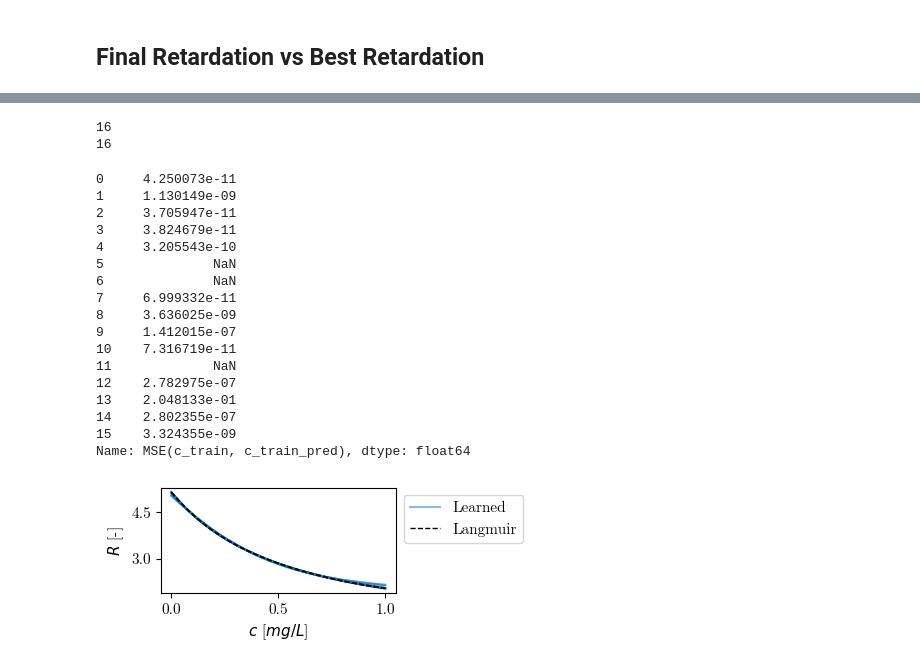
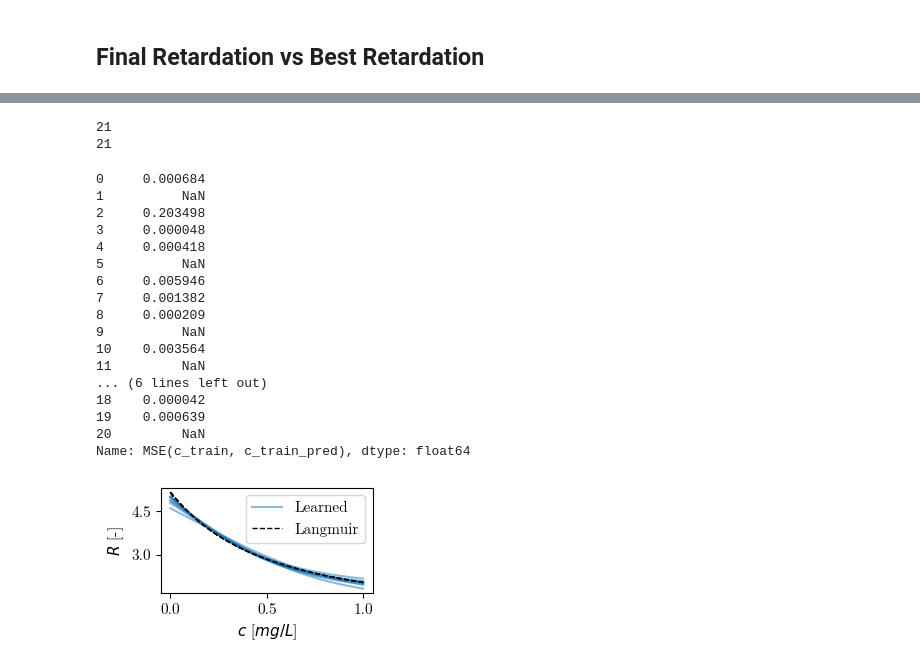
Before and after one commit to RiccardoFrenner/finn-nnpie, a Jupyter notebook: src/analyze_multiple_finn_dirs.ipynb, the cells around one changed output, grey strips where cells are left out. Cells and saved outputs as stored; diff of their text form; code cells hidden in the pictures.

```diff
--- a/src/analyze_multiple_finn_dirs.ipynb
+++ b/src/analyze_multiple_finn_dirs.ipynb
@@ -9,9 +9,9 @@ import matplotlib.pyplot as plt
 
 import common
 # %%
-root_dir = Path("../data_out/langmuir/finn_different_seeds")
+# root_dir = Path("../data_out/langmuir/finn_different_seeds")
 # root_dir = Path("../data_out/langmuir/finn_different_loss_patterns")
-# root_dir = Path("../data_out/langmuir/finn_c_plus_better_noise")
+root_dir = Path("../data_out/langmuir/finn_c_plus_better_noise")
 # %%
 records = []
 
@@ -184,58 +185,58 @@ filtered_finn_dir_df = finn_dir_df.copy()
 # filtered_finn_dir_df = filtered_finn_dir_df[filtered_finn_dir_df["MSE(c_full, c_full_pred)"] < 1e-3]
 print(len(filtered_finn_dir_df))
 # %% [output]
-16
-16
+21
+21
 # %%
 finn_dir_df["MSE(c_train, c_train_pred)"]
 # %% [output]
-0     4.250073e-11
-1     1.130149e-09
-2     3.705947e-11
-3     3.824679e-11
-4     3.205543e-10
-5              NaN
-6              NaN
-7     6.999332e-11
-8     3.636025e-09
-9     1.412015e-07
-10    7.316719e-11
-11             NaN
-12    2.782975e-07
-13    2.048133e-01
-14    2.802355e-07
-15    3.324355e-09
+0     0.000684
+1          NaN
+2     0.203498
+3     0.000048
+4     0.000418
+5          NaN
+6     0.005946
+7     0.001382
+8     0.000209
+9          NaN
+10    0.003564
+11         NaN
+... (6 lines left out)
+18    0.000042
+19    0.000639
+20         NaN
 Name: MSE(c_train, c_train_pred), dtype: float64
 # %%
 filtered_finn_dir_df = finn_dir_df[finn_dir_df["MSE(c_train, c_train_pred)"] < 0.0012]
 # %%
 import plotting
 # %%
-fig, ax = plt.subplots(figsize=(1.5*plotting.FIGURE_WIDTH, plotting.FIGURE_HEIGHT))
+fig, ax = plt.subplots(figsize=(1.0*plotting.FIGURE_WIDTH, plotting.FIGURE_HEIGHT))
 
 for i, row in filtered_finn_dir_df.iterrows():
     # ret = np.load(final_retardation(row["finn_dir"]))
     ret = np.load(best_retardation(row["finn_dir"]))
     u = np.linspace(0, 1, len(ret))
     if np.any(ret > 10):
         continue
     if np.any(ret < 1):
         continue
     isotherm = row["isotherm"]
     ax.plot(u, ret, color="tab:blue", alpha=0.5, label="Learned" if i == 0 else "")
     y_min, y_max = plt.ylim()  # get limits before plotting the analytical retardation
 
     ax.plot(u, load_analytic_retardation(row), "k--", lw=1.0, label=isotherm.capitalize() if i == 0 else "")
     if isotherm == "freundlich":
         ax.set_ylim(min(3, y_min), max(5, y_max))
 
-ax.legend(loc="upper left", bbox_to_anchor=(1,1))
+ax.legend()#loc="upper left", bbox_to_anchor=(1,1))
 
 plotting.set_retardation_axes_stuff(ax, set_xlabel=True, set_ylabel=True)
 plt.tight_layout()
-plotting.savefig(fig, "../paper/figs/finn_synthetic_SPAN_seed")
+# plotting.savefig(fig, "../paper/figs/finn_synthetic_SPAN_seed")
 # plotting.savefig(fig, "../paper/figs/finn_synthetic_SPAN_losspattern")
-# plotting.savefig(fig, "../paper/figs/finn_synthetic_SPAN_noise")
+plotting.savefig(fig, "../paper/figs/finn_synthetic_SPAN_noise")
 plt.show()
 # %% [output]
-[figure, old version]
+[figure, new version]
```
Also changed, not shown: parts of 6 cells of this notebook, 5 other files.
